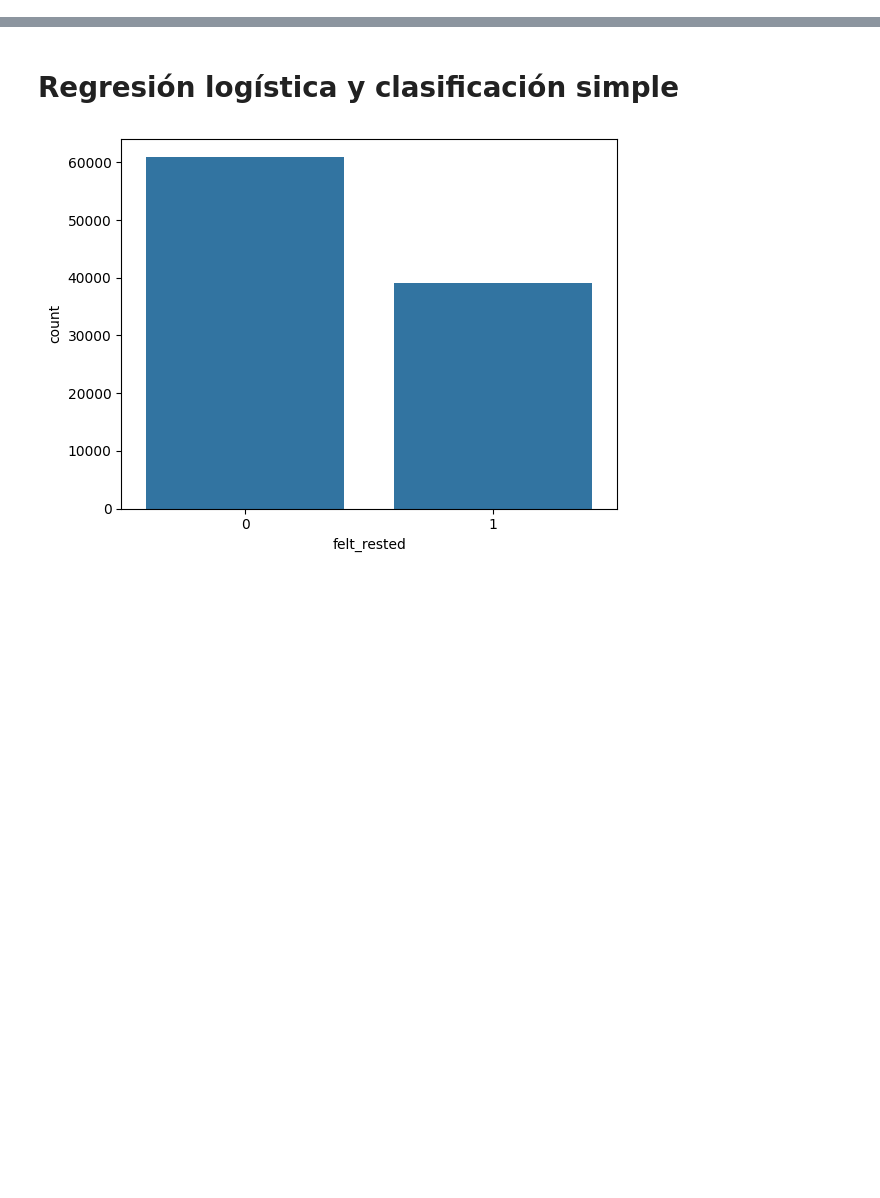
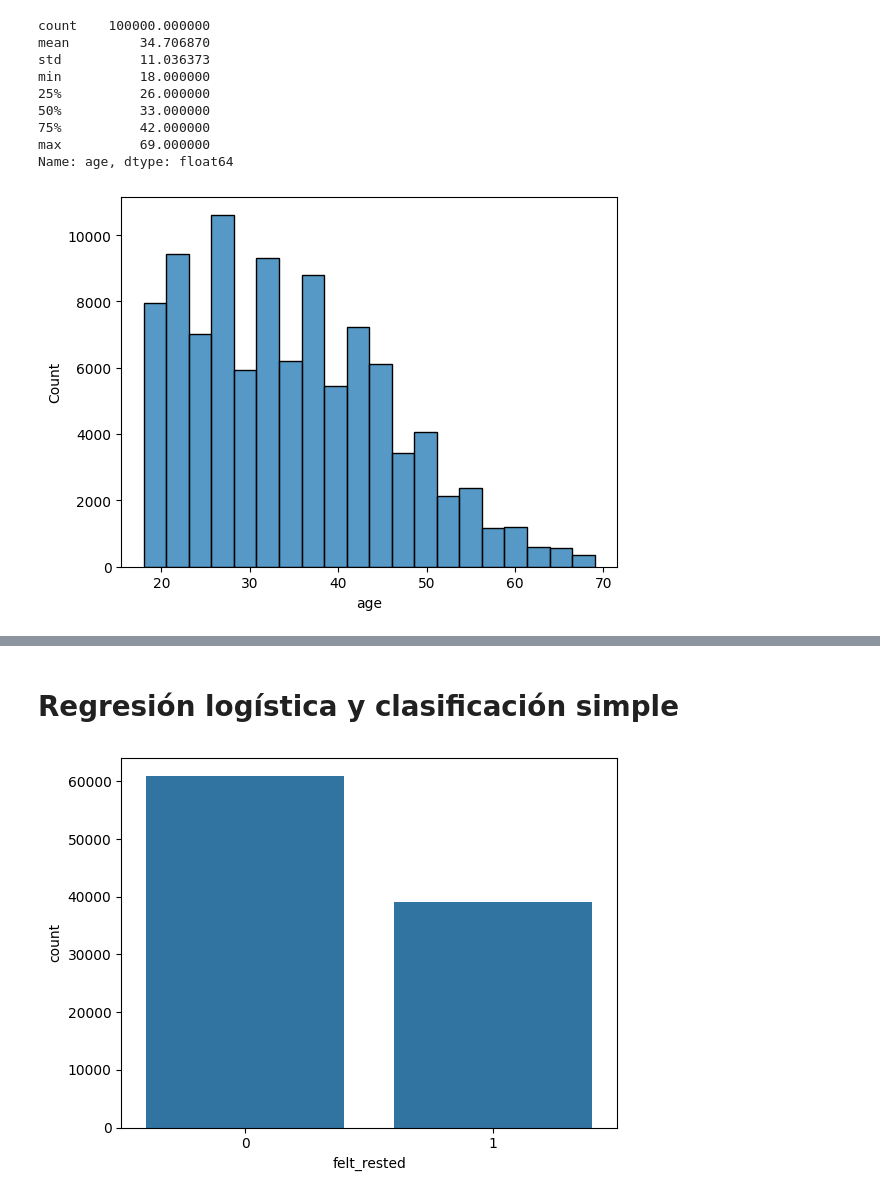
Before and after one commit to cinna-vk/iaa-pia, a Jupyter notebook: PIA_IAA.ipynb, the cells around one changed output, grey strips where cells are left out. Drawn from its saved outputs; the diff is of its cells as text; code cells hidden in the pictures; blank space fills up the shorter version.

Commit message:
Analisis de datos

```diff
--- a/PIA_IAA.ipynb
+++ b/PIA_IAA.ipynb
@@ -19,0 +29,18 @@ Extracting files...
+# %%
+# Analisis de age
+print(df['age'].describe())
+sns.histplot(df['age'], bins=20)
+plt.show()
+# plt.hist(df['age'], bins=20)
+# plt.show()
+# %% [output]
+count    100000.000000
+mean         34.706870
+std          11.036373
+min          18.000000
+25%          26.000000
+50%          33.000000
+75%          42.000000
+max          69.000000
+Name: age, dtype: float64
+[figure, added]
```
Also changed, not shown: parts of 9 cells of this notebook.
